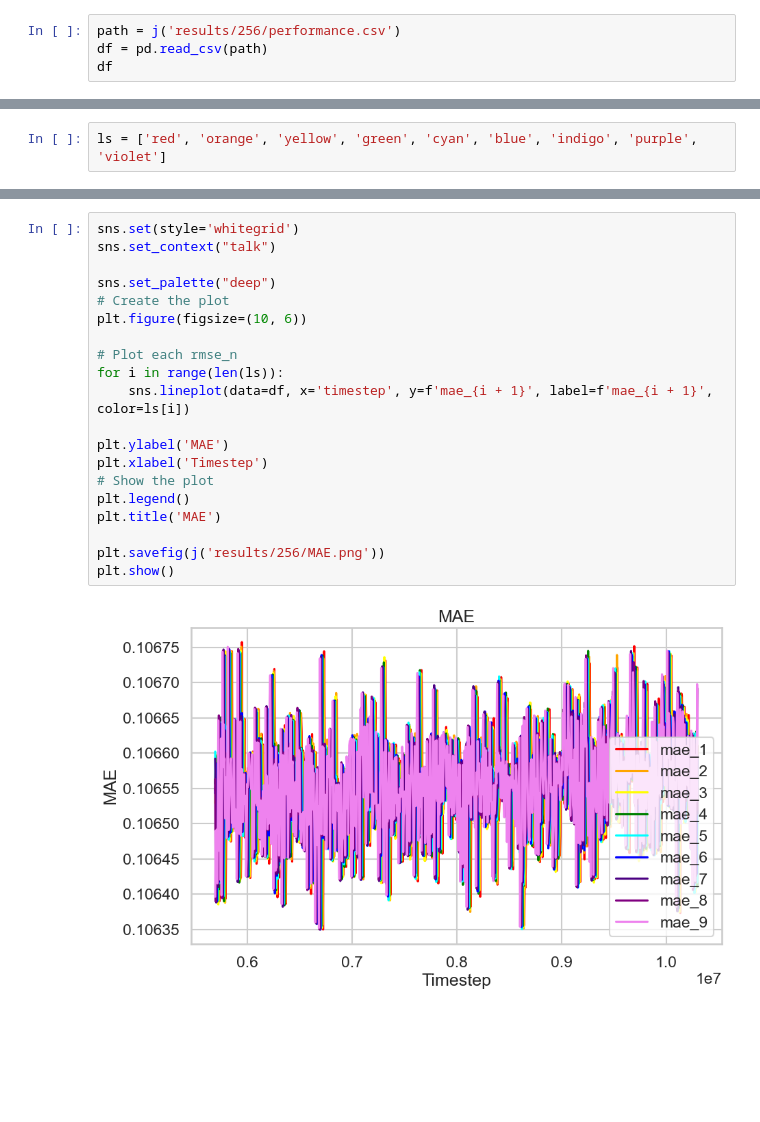
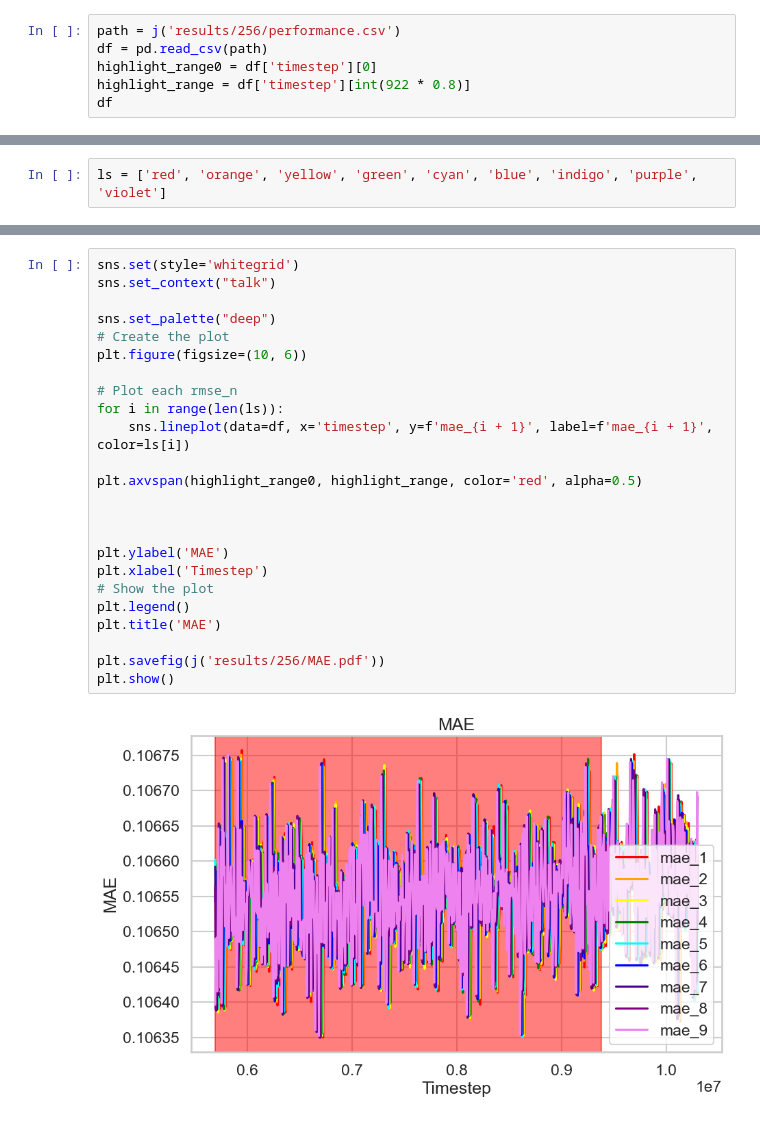
Before and after one commit to AkhilSamavedam/ML-DPD, a Jupyter notebook: analysis.ipynb, the cells around one changed output, grey strips where cells are left out. Saved outputs shown, nothing was run; the diff lists cells and outputs as text; blank space fills up the shorter version.

Commit message:
Updated Plots for 10/3 Writeup

```diff
--- a/analysis.ipynb
+++ b/analysis.ipynb
@@ -9,6 +9,8 @@ from config import j
 # %%
 path = j('results/256/performance.csv')
 df = pd.read_csv(path)
+highlight_range0 = df['timestep'][0]
+highlight_range = df['timestep'][int(922 * 0.8)]
 df
 # %% [output]
 |  | timestep | latent-rmse_1 | rmse_1 | latent-mae_1 | mae_1 | latent%_1 | %_1 | time_1 | latent-rmse_2 | ... |
@@ -160,25 +165,29 @@ plt.show()
 # %%
 sns.set(style='whitegrid')
 sns.set_context("talk")
 
 sns.set_palette("deep")
 # Create the plot
 plt.figure(figsize=(10, 6))
 
 # Plot each rmse_n
 for i in range(len(ls)):
     sns.lineplot(data=df, x='timestep', y=f'mae_{i + 1}', label=f'mae_{i + 1}', color=ls[i])
 
+plt.axvspan(highlight_range0, highlight_range, color='red', alpha=0.5)
+
+
+
 plt.ylabel('MAE')
 plt.xlabel('Timestep')
 # Show the plot
 plt.legend()
 plt.title('MAE')
 
-plt.savefig(j('results/256/MAE.png'))
+plt.savefig(j('results/256/MAE.pdf'))
 plt.show()
 # %% [output]
-[figure, old version]
+[figure, new version]
 # %%
 sns.set(style='whitegrid')
 sns.set_context("talk")
```
Also changed, not shown: parts of 9 cells of this notebook, 2 other files.
